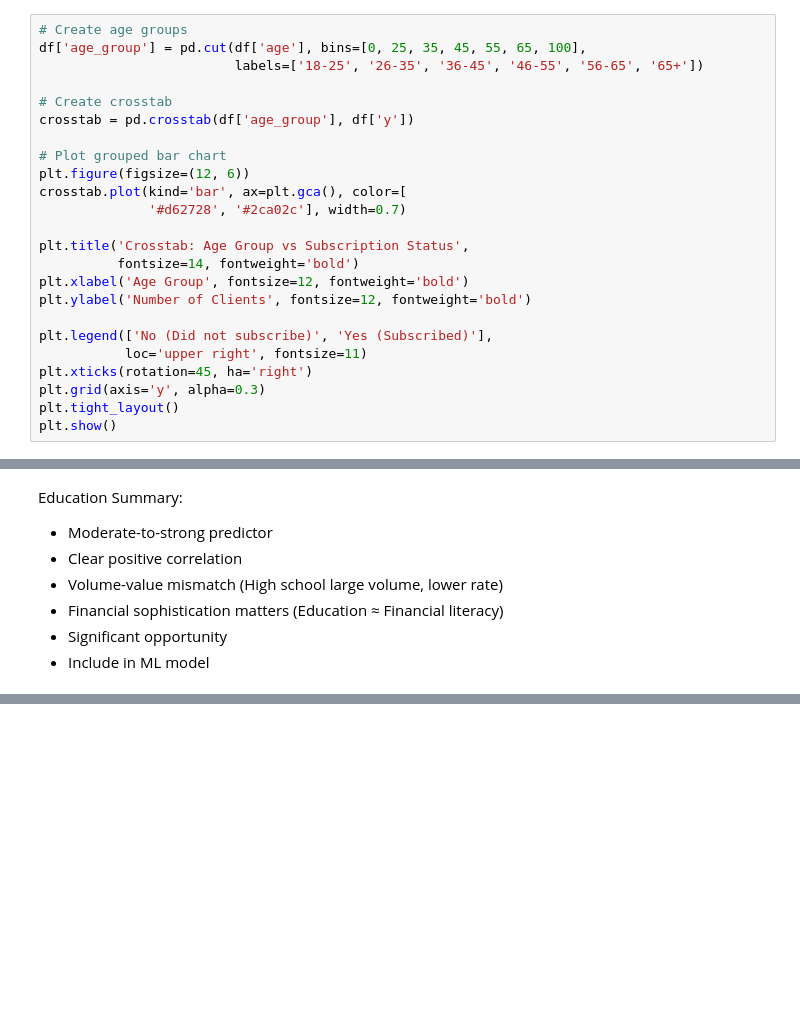
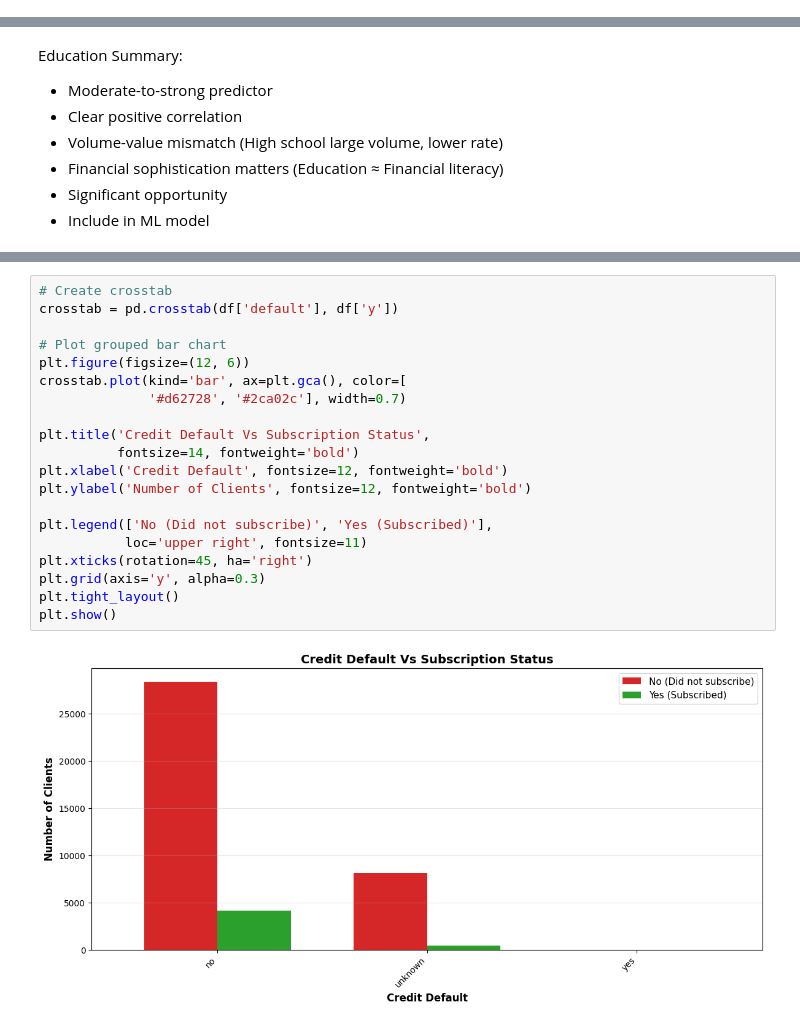
Before and after one commit to rkm7387/PORTUGES-BANK, a Jupyter notebook: portuges_bank.ipynb, the cells around one changed output, grey strips where cells are left out. Drawn from its saved outputs; the diff is of its cells as text; blank space fills up the shorter version.

```diff
--- a/portuges_bank.ipynb
+++ b/portuges_bank.ipynb
@@ -203,27 +259,3 @@ The distplot shows a RIGHT-SKEWED, APPROXIMATELY NORMAL distribution of ages wit
 * Gradual right tail extending to 95 years (valid elderly)
 * High data quality (smooth patterns, no errors)
 * Clear business insight (market is work-professional focused)
-# %%
-# Create age groups
-df['age_group'] = pd.cut(df['age'], bins=[0, 25, 35, 45, 55, 65, 100],
-                         labels=['18-25', '26-35', '36-45', '46-55', '56-65', '65+'])
-
-# Create crosstab
-crosstab = pd.crosstab(df['age_group'], df['y'])
-
-# Plot grouped bar chart
-plt.figure(figsize=(12, 6))
-crosstab.plot(kind='bar', ax=plt.gca(), color=[
-              '#d62728', '#2ca02c'], width=0.7)
-
-plt.title('Crosstab: Age Group vs Subscription Status',
-          fontsize=14, fontweight='bold')
-plt.xlabel('Age Group', fontsize=12, fontweight='bold')
-plt.ylabel('Number of Clients', fontsize=12, fontweight='bold')
-
-plt.legend(['No (Did not subscribe)', 'Yes (Subscribed)'],
-           loc='upper right', fontsize=11)
-plt.xticks(rotation=45, ha='right')
-plt.grid(axis='y', alpha=0.3)
-plt.tight_layout()
-plt.show()
@@ -505,0 +556,22 @@ Index(['age', 'job', 'marital', 'education', 'default', 'housing', 'loan',
+# %%
+# Create crosstab
+crosstab = pd.crosstab(df['default'], df['y'])
+
+# Plot grouped bar chart
+plt.figure(figsize=(12, 6))
+crosstab.plot(kind='bar', ax=plt.gca(), color=[
+              '#d62728', '#2ca02c'], width=0.7)
+
+plt.title('Credit Default Vs Subscription Status',
+          fontsize=14, fontweight='bold')
+plt.xlabel('Credit Default', fontsize=12, fontweight='bold')
+plt.ylabel('Number of Clients', fontsize=12, fontweight='bold')
+
+plt.legend(['No (Did not subscribe)', 'Yes (Subscribed)'],
+           loc='upper right', fontsize=11)
+plt.xticks(rotation=45, ha='right')
+plt.grid(axis='y', alpha=0.3)
+plt.tight_layout()
+plt.show()
+# %% [output]
+[figure, added]
```
Also changed, not shown: parts of 13 cells of this notebook.
